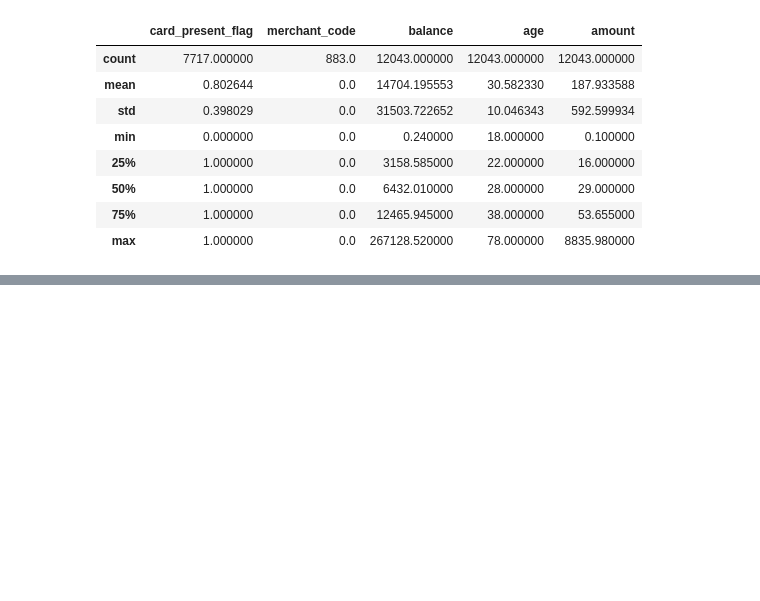
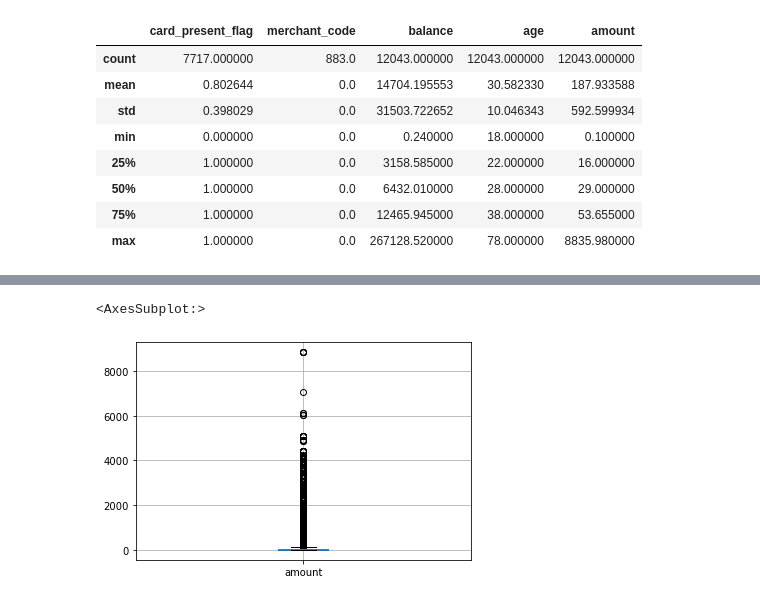
Before and after one commit to ozerm/ANZ, a Jupyter notebook: Untitled.ipynb, the cells around one changed output, grey strips where cells are left out. Drawn from its saved outputs; the diff is of its cells as text; code cells hidden in the pictures; blank space fills up the shorter version.

```diff
--- a/Untitled.ipynb
+++ b/Untitled.ipynb
@@ -182,0 +305,5 @@ plt.show()
+# %%
+df.boxplot('amount')
+# %% [output]
+<AxesSubplot:>
+[figure, added]
```
Also changed, not shown: parts of 20 cells of this notebook.
